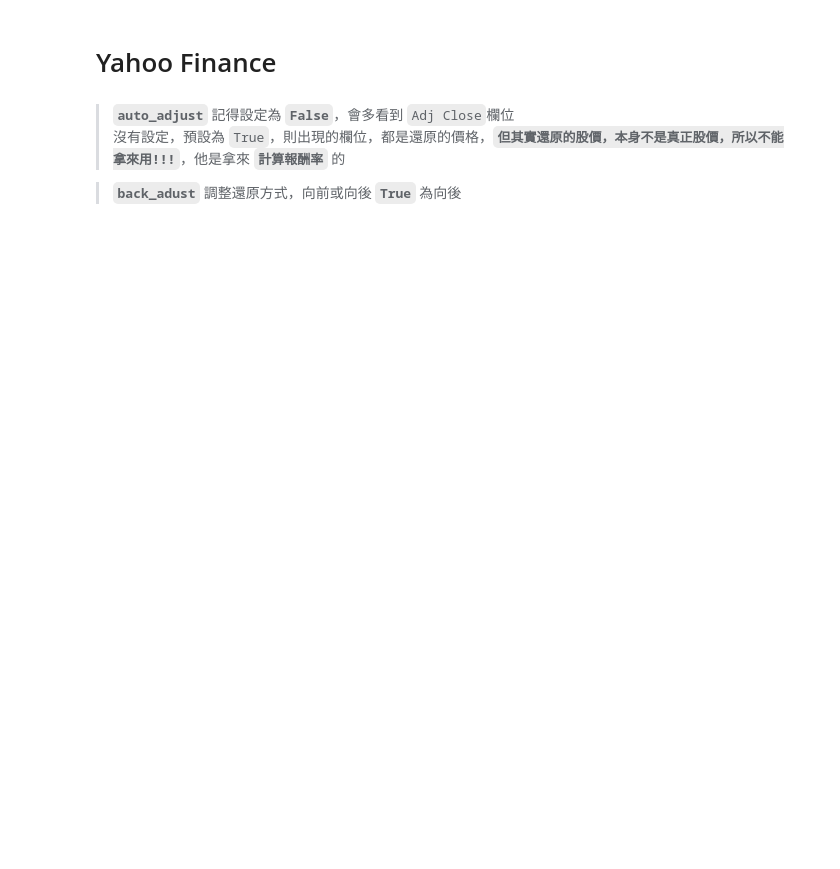
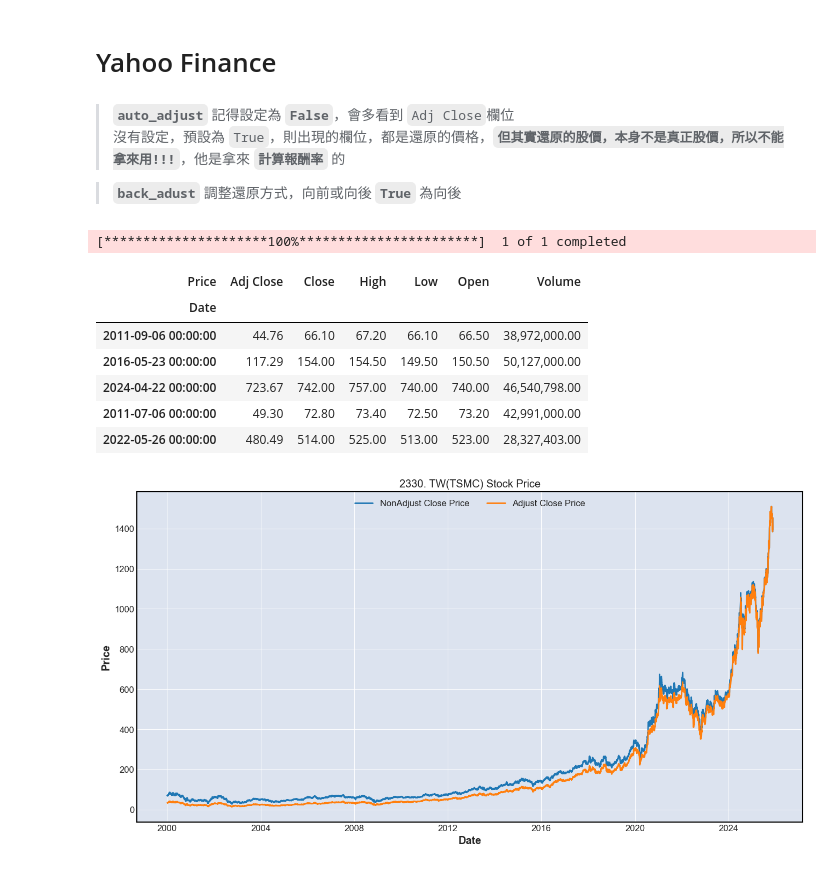
Before and after one commit to RayWang98/class_20251113, a Jupyter notebook: 20251122_financedata.ipynb, the cells around one changed output. Saved outputs shown, nothing was run; the diff lists cells and outputs as text; code cells hidden in the pictures; blank space fills up the shorter version.

```diff
--- a/20251122_financedata.ipynb
+++ b/20251122_financedata.ipynb
@@ -23,15 +39,25 @@ df.head()
 # %%
 df = yf.download('2330.TW', auto_adjust = False, start = '1999-01-01')
 df.columns = df.columns.get_level_values(0)
 display(df.sample(5).style.format('{:,.2f}'))
 plt.figure(figsize = (16, 8))
 # df[['Close', 'Adj Close']].plot(ax = plt.gca()) # Pandas內建
 plt.plot(df.index, df['Close'])
 plt.plot(df.index, df['Adj Close'])
 plt.xlabel('Date')
 plt.ylabel('Price')
 plt.title('2330. TW(TSMC) Stock Price')
-plt.legend(['NonAdjust Close Price', 'Adjust Close Price'])
-plt.grid(False)
+plt.legend(['NonAdjust Close Price', 'Adjust Close Price'], loc = 'upper center', ncol = 2)
+plt.grid(True)
 plt.show()
+# %% [output]
+[*********************100%***********************]  1 of 1 completed
+| Price | Adj Close | Close | High | Low | Open | Volume |
+| Date |  |  |  |  |  |  |
+| 2011-09-06 00:00:00 | 44.76 | 66.10 | 67.20 | 66.10 | 66.50 | 38,972,000.00 |
+| 2016-05-23 00:00:00 | 117.29 | 154.00 | 154.50 | 149.50 | 150.50 | 50,127,000.00 |
+| 2024-04-22 00:00:00 | 723.67 | 742.00 | 757.00 | 740.00 | 740.00 | 46,540,798.00 |
+| 2011-07-06 00:00:00 | 49.30 | 72.80 | 73.40 | 72.50 | 73.20 | 42,991,000.00 |
+| 2022-05-26 00:00:00 | 480.49 | 514.00 | 525.00 | 513.00 | 523.00 | 28,327,403.00 |
+[figure, added]
 # %%
```
Also changed, not shown: parts of 13 cells of this notebook.
